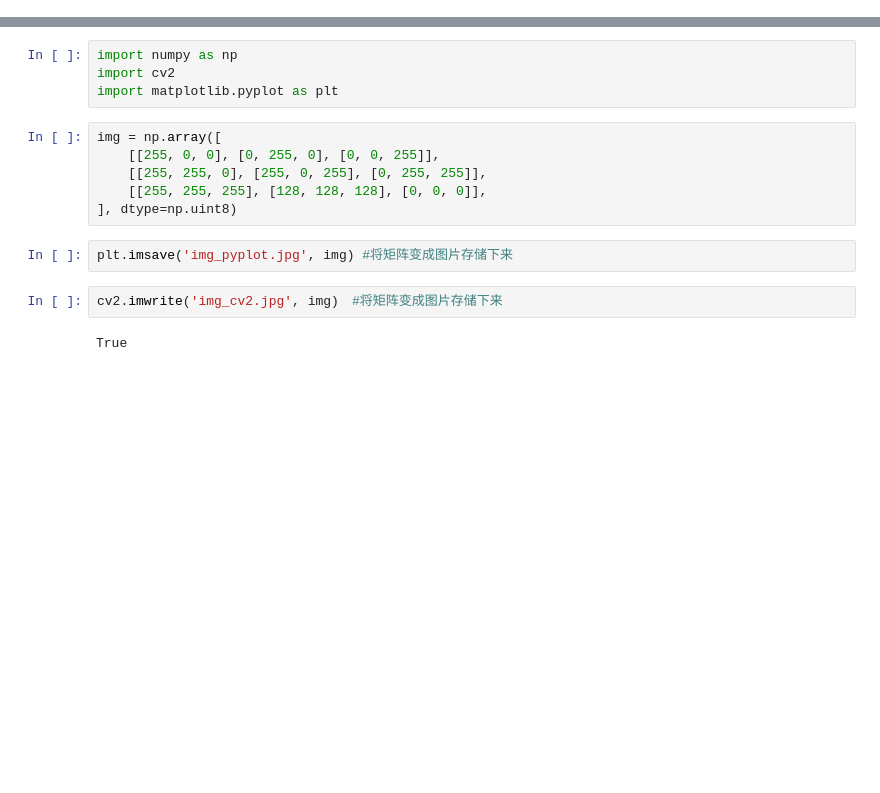
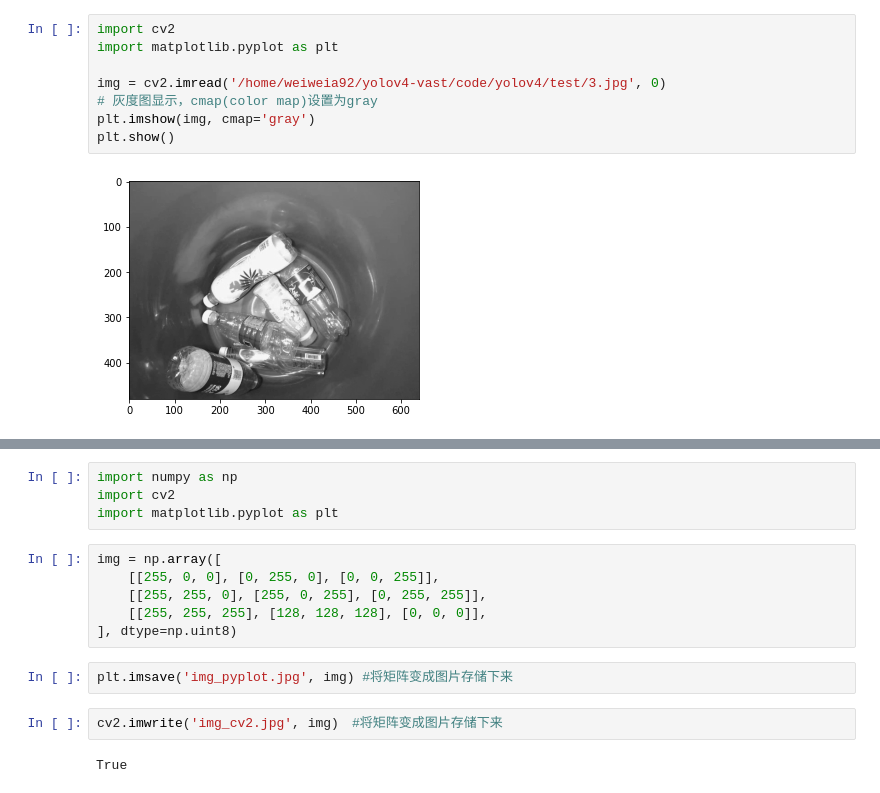
Before and after one commit to weiweia92/Learning-Note, a Jupyter notebook: learning_python/opencv.ipynb, the cells around one changed output, grey strips where cells are left out. Cells and saved outputs as stored; diff of their text form; blank space fills up the shorter version.

```diff
--- a/learning_python/opencv.ipynb
+++ b/learning_python/opencv.ipynb
@@ -0,0 +6,10 @@
+# %%
+import cv2
+import matplotlib.pyplot as plt
+
+img = cv2.imread('/home/weiweia92/yolov4-vast/code/yolov4/test/3.jpg', 0)
+# 灰度图显示，cmap(color map)设置为gray
+plt.imshow(img, cmap='gray')
+plt.show()
+# %% [output]
+[figure, added]
```
Also changed, not shown: parts of 15 cells of this notebook, 1 other file.
